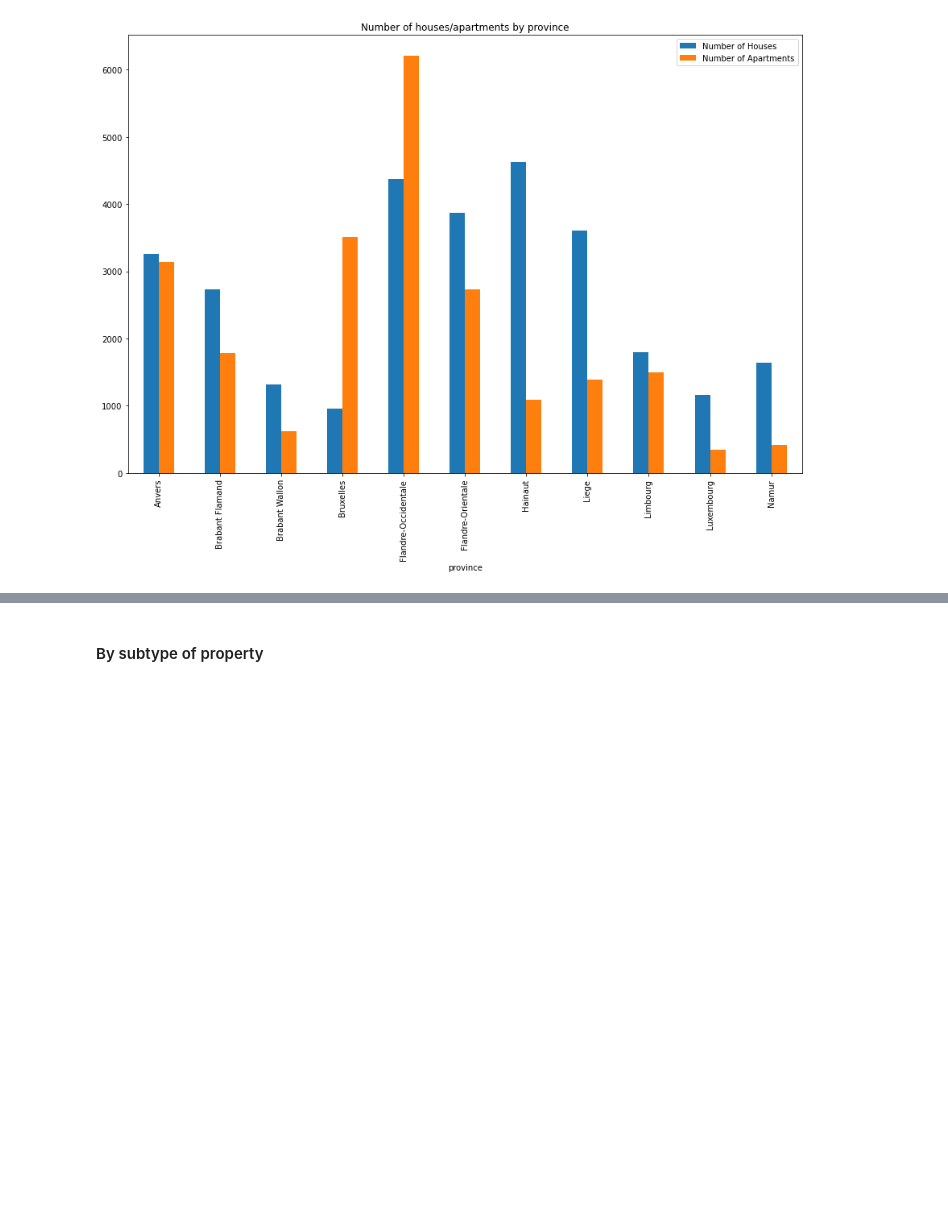
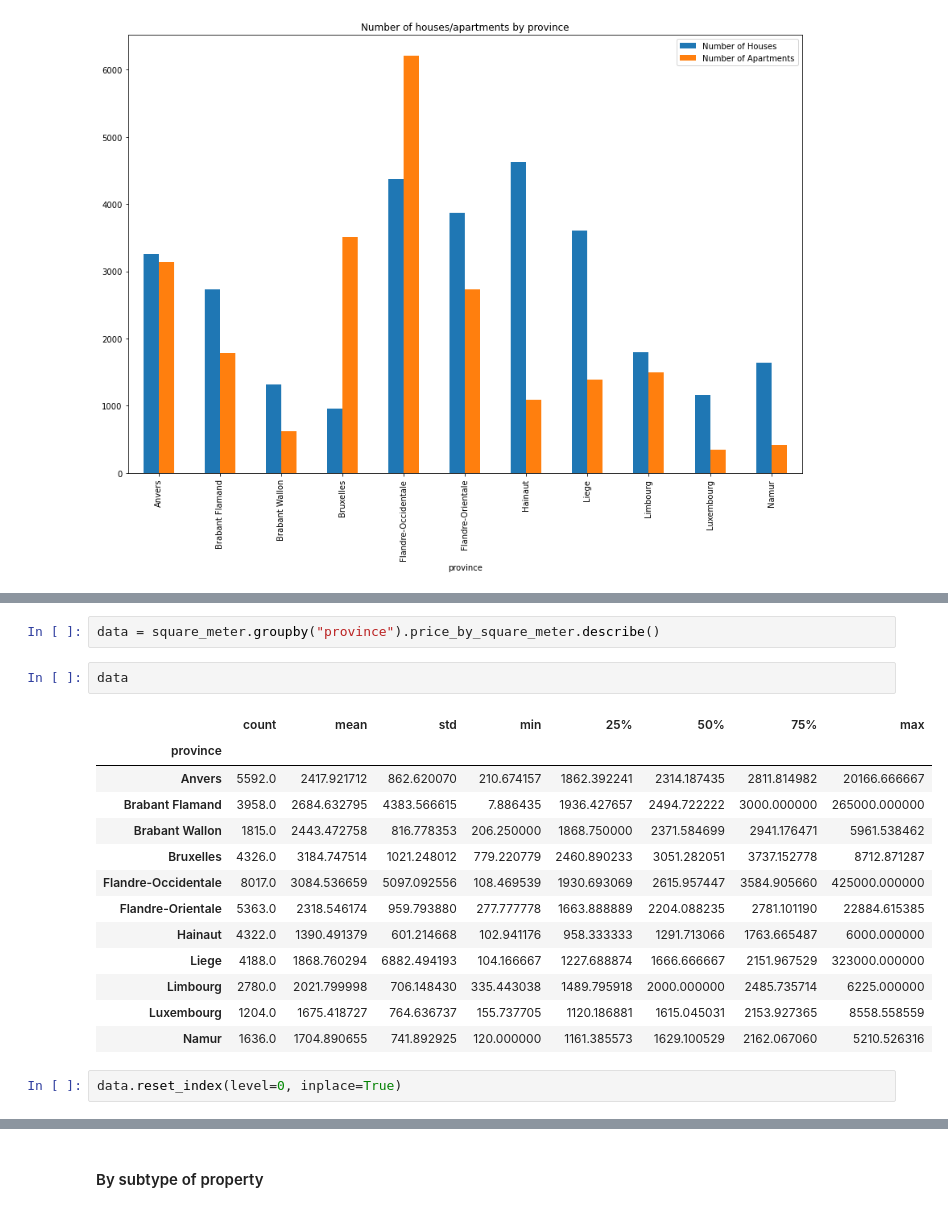
Before and after one commit to Demesmaeker/Immo_data_analysis, a Jupyter notebook: Comparisons between variables (no prices).ipynb, the cells around one changed output, grey strips where cells are left out. Saved outputs shown, nothing was run; the diff lists cells and outputs as text; blank space fills up the shorter version.

```diff
--- a/Comparisons between variables (no prices).ipynb
+++ b/Comparisons between variables (no prices).ipynb
@@ -43,0 +83,20 @@ province_type.plot.bar(x = 'province',
+# %%
+data = square_meter.groupby("province").price_by_square_meter.describe()
+# %%
+data
+# %% [output]
+|  | count | mean | std | min | 25% | 50% | 75% | max |
+| province |  |  |  |  |  |  |  |  |
+| Anvers | 5592.0 | 2417.921712 | 862.620070 | 210.674157 | 1862.392241 | 2314.187435 | 2811.814982 | 20166.666667 |
+| Brabant Flamand | 3958.0 | 2684.632795 | 4383.566615 | 7.886435 | 1936.427657 | 2494.722222 | 3000.000000 | 265000.000000 |
+| Brabant Wallon | 1815.0 | 2443.472758 | 816.778353 | 206.250000 | 1868.750000 | 2371.584699 | 2941.176471 | 5961.538462 |
+| Bruxelles | 4326.0 | 3184.747514 | 1021.248012 | 779.220779 | 2460.890233 | 3051.282051 | 3737.152778 | 8712.871287 |
+| Flandre-Occidentale | 8017.0 | 3084.536659 | 5097.092556 | 108.469539 | 1930.693069 | 2615.957447 | 3584.905660 | 425000.000000 |
+| Flandre-Orientale | 5363.0 | 2318.546174 | 959.793880 | 277.777778 | 1663.888889 | 2204.088235 | 2781.101190 | 22884.615385 |
+| Hainaut | 4322.0 | 1390.491379 | 601.214668 | 102.941176 | 958.333333 | 1291.713066 | 1763.665487 | 6000.000000 |
+| Liege | 4188.0 | 1868.760294 | 6882.494193 | 104.166667 | 1227.688874 | 1666.666667 | 2151.967529 | 323000.000000 |
+| Limbourg | 2780.0 | 2021.799998 | 706.148430 | 335.443038 | 1489.795918 | 2000.000000 | 2485.735714 | 6225.000000 |
+| Luxembourg | 1204.0 | 1675.418727 | 764.636737 | 155.737705 | 1120.186881 | 1615.045031 | 2153.927365 | 8558.558559 |
+| Namur | 1636.0 | 1704.890655 | 741.892925 | 120.000000 | 1161.385573 | 1629.100529 | 2162.067060 | 5210.526316 |
+# %%
+data.reset_index(level=0, inplace=True)
```
Also changed, not shown: parts of 4 cells of this notebook.
